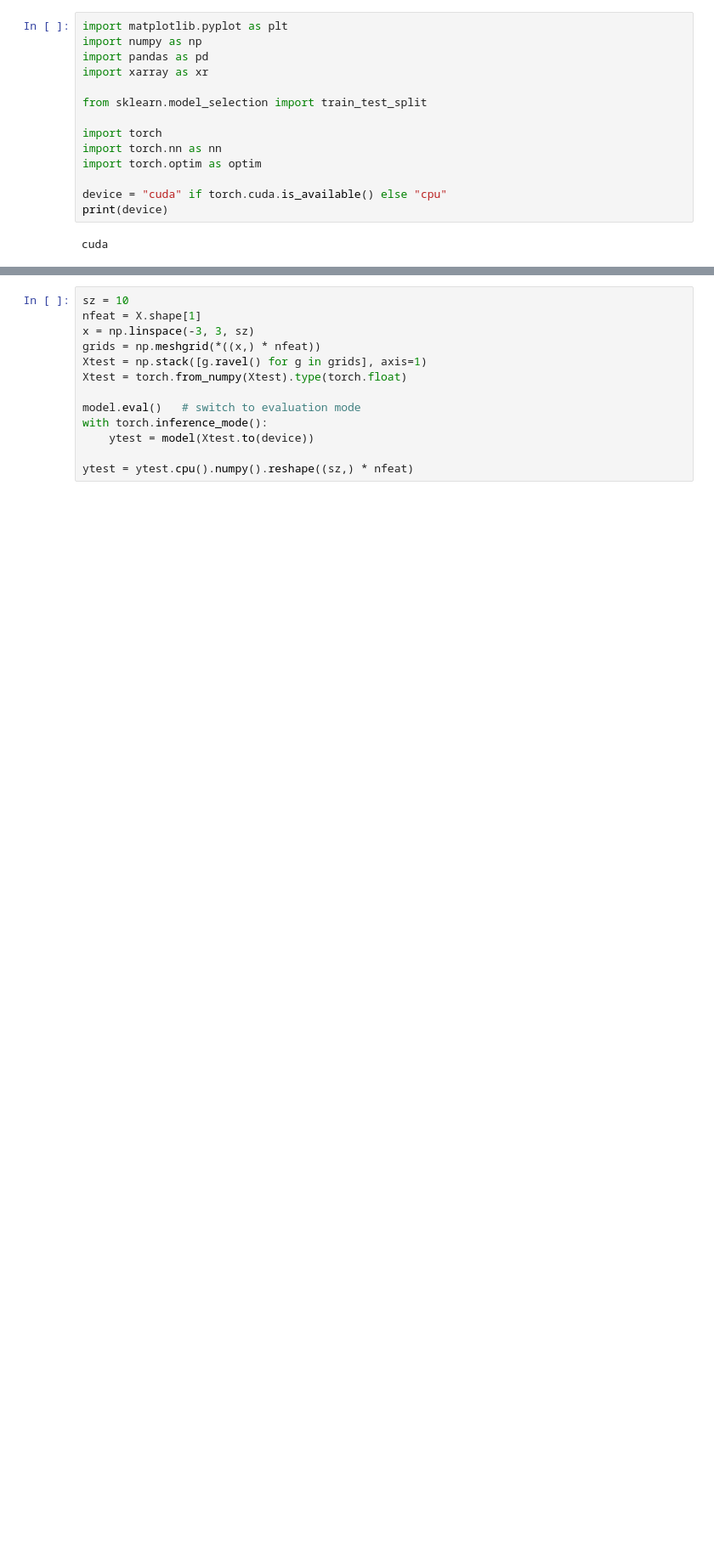
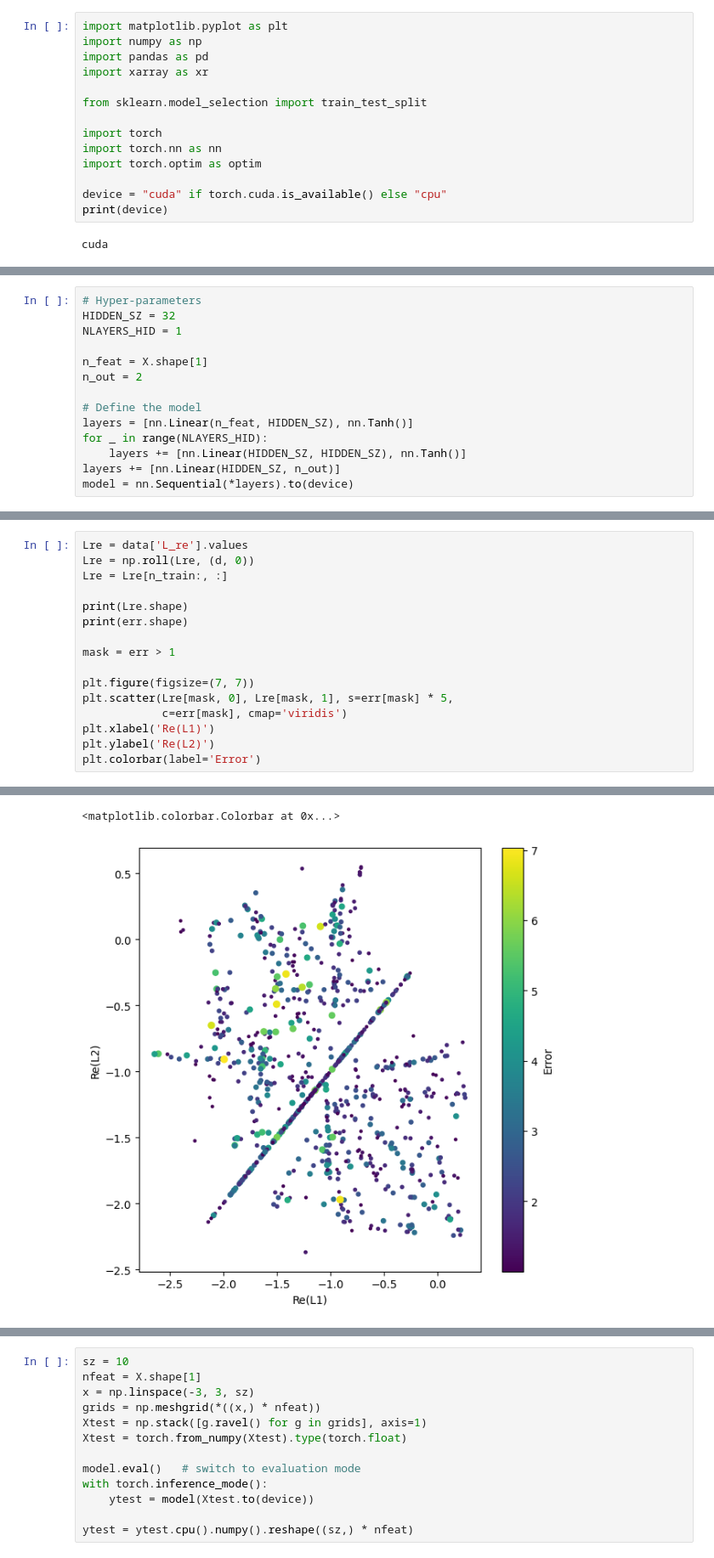
Before and after one commit to niknovikov19/pytorch-test, a Jupyter notebook: regres_rates_1.ipynb, the cells around one changed output, grey strips where cells are left out. Shown: that part at 85% size. Saved outputs shown, nothing was run; the diff lists cells and outputs as text; blank space fills up the shorter version.

```diff
--- a/regres_rates_1.ipynb
+++ b/regres_rates_1.ipynb
@@ -69 +79,15 @@ plt.show()
+# %%
+# Hyper-parameters
+HIDDEN_SZ = 32
+NLAYERS_HID = 1
+
+n_feat = X.shape[1]
+n_out = 2
+
+# Define the model
+layers = [nn.Linear(n_feat, HIDDEN_SZ), nn.Tanh()]
+for _ in range(NLAYERS_HID):
+    layers += [nn.Linear(HIDDEN_SZ, HIDDEN_SZ), nn.Tanh()]
+layers += [nn.Linear(HIDDEN_SZ, n_out)]
+model = nn.Sequential(*layers).to(device)
 # %%
@@ -161,0 +246,17 @@ Epoch: 1000/1000, Train loss: 0.00262  Test loss: 0.09205
+# %%
+Lre = data['L_re'].values
+Lre = np.roll(Lre, (d, 0))
+Lre = Lre[n_train:, :]
+
+print(Lre.shape)
+print(err.shape)
+
+mask = err > 1
+
+plt.figure(figsize=(7, 7))
+plt.scatter(Lre[mask, 0], Lre[mask, 1], s=err[mask] * 5,
+            c=err[mask], cmap='viridis')
+plt.xlabel('Re(L1)')
+plt.ylabel('Re(L2)')
+plt.colorbar(label='Error')
+# %% [output]
@@ -161,0 +265,2 @@ Epoch: 1000/1000, Train loss: 0.00262  Test loss: 0.09205
+<matplotlib.colorbar.Colorbar at 0x...>
+[figure, added]
```
Also changed, not shown: parts of 19 cells of this notebook, 17 other files.
